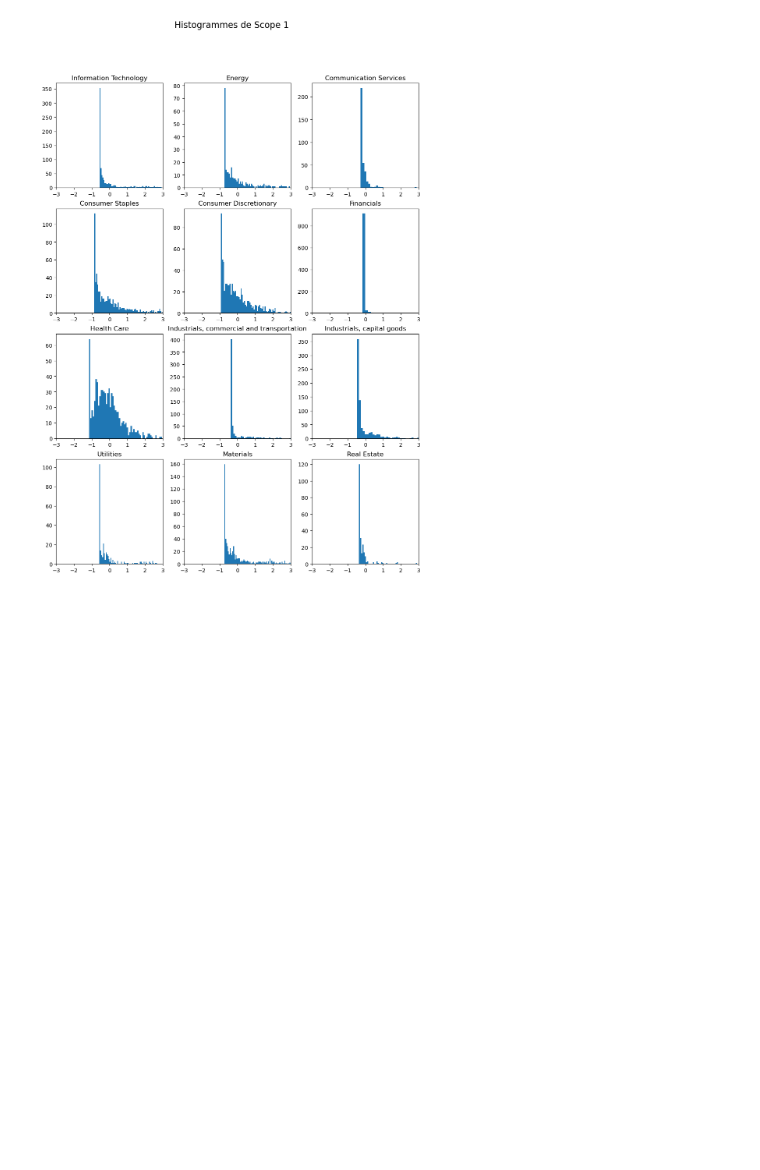
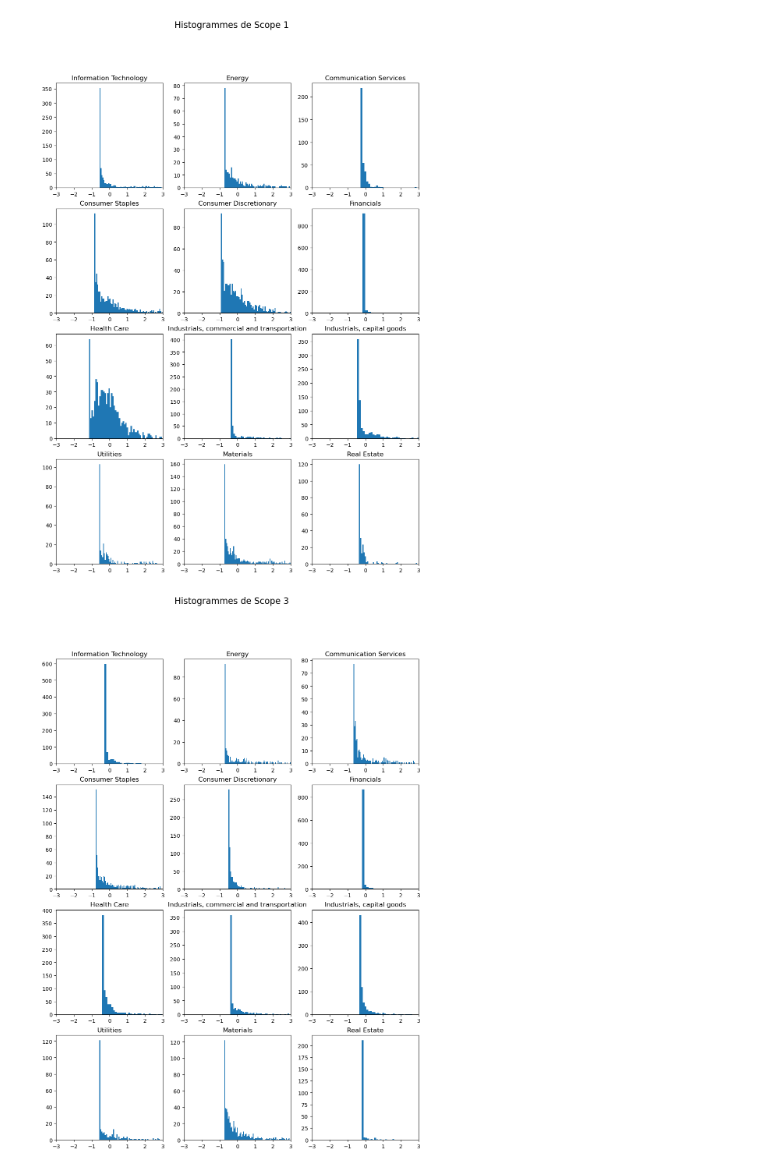
Before and after one commit to pierperri/StatApp, a Jupyter notebook: Analyse sectorielle.ipynb, the cells around one changed output. Cells and saved outputs as stored; diff of their text form; code cells hidden in the pictures; blank space fills up the shorter version.

```diff
--- a/Analyse sectorielle.ipynb
+++ b/Analyse sectorielle.ipynb
@@ -27,5 +27,7 @@ secteurs = pd.unique(data["secteur"])
 variables_env = ["scope_1", "scope_2", "scope_3", "waste_production", "waste_recycling",
                  "water_consumption", "water_withdrawal", "energy_consumption"]
 
+data = data.dropna(subset = ["employees"])
+data = data.loc[data["employees"] != 0]
 for v in variables_env :
     data[v] = data[v]/data["employees"]
@@ -66,3 +58,19 @@ plt.suptitle("Histogrammes de Scope 1", fontsize=16)
 plt.show()
 # %% [output]
 [figure]
+# %%
+plt.figure(figsize=(12, 16))
+
+i = 1
+for s in secteurs :
+    df = visualisation("scope_3", s, 1)
+    plt.subplot(4,3,i)
+    plt.hist(df["scope_3"], bins = 100)
+    plt.title(s)
+    plt.xlim([-3, 3])
+    i += 1
+
+plt.suptitle("Histogrammes de Scope 3", fontsize=16)
+plt.show()
+# %% [output]
+[figure, added]
```
Also changed, not shown: parts of 7 cells of this notebook.
